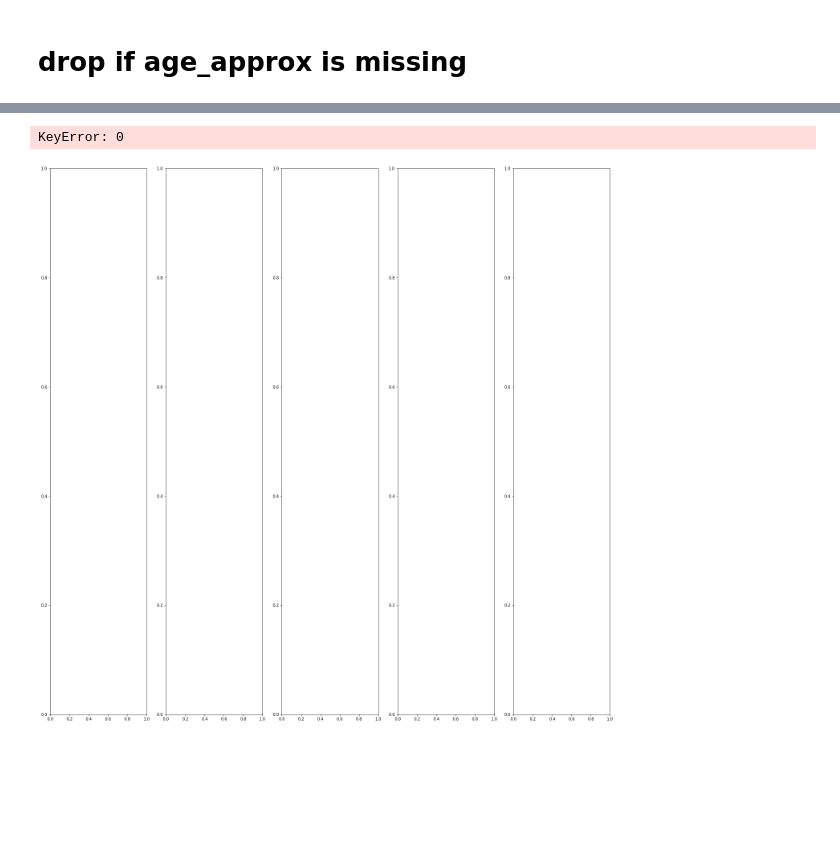
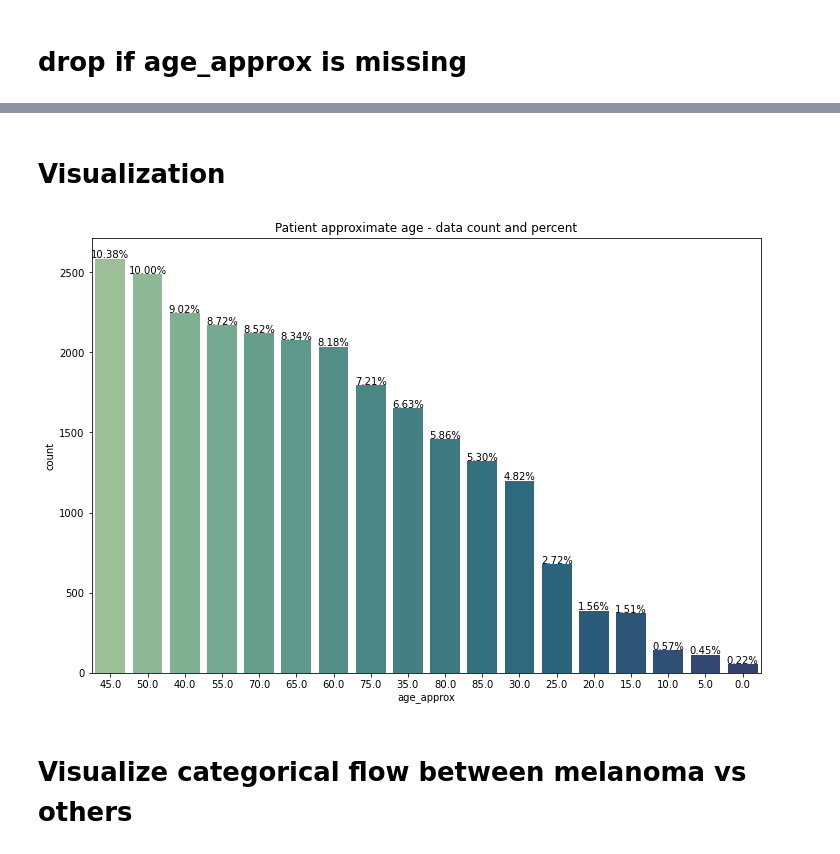
Before and after one commit to peeti-ucberkeley/skin-image-classification, a Jupyter notebook: image_exploration.ipynb, the cells around one changed output, grey strips where cells are left out. Cells and saved outputs as stored; diff of their text form; code cells hidden in the pictures; blank space fills up the shorter version.

```diff
--- a/image_exploration.ipynb
+++ b/image_exploration.ipynb
@@ -198,0 +204,3 @@ df1.shape
+# %%
+dfm['sex'] = dfm['sex'].fillna('unk')
+dfm.sex.value_counts()
@@ -199,6 +212,7 @@ df1.shape
 # %% [markdown]
 # drop if age_approx is missing
 # %%
-df.drop(df1[df1.age_approx.isna()].index, inplace =True)
+# training
+df.drop(dfm[dfm.age_approx.isna()].index, inplace =True)
 df.shape
 # %% [output]
@@ -206,4 +226,5 @@ df.shape
 # %%
-df1.drop(df1[df1.age_approx.isna()].index, inplace =True)
-df1.shape
+# metadata
+dfm.drop(dfm[dfm.age_approx.isna()].index, inplace =True)
+dfm.shape
 # %% [output]
@@ -247,6 +232,24 @@ def get_images(diagnosis):
-# %%
-for name_diagnosis in df.columns[1:-1]:
-    get_images(name_diagnosis)
-# %% [output]
-KeyError: 0
-[figure, removed]
+# %% [markdown]
+# Visualization
+# %%
+def plot_count(df, feature, title='', size=2, rotate_axis = False):
+    f, ax = plt.subplots(1,1, figsize=(3*size,2*size))
+    total = float(len(df))
+    sns.countplot(df[feature],order = df[feature].value_counts().index, palette="crest")
+    plt.title(title)
+    if(rotate_axis):
+        ax.set_xticklabels(ax.get_xticklabels(), rotation=90)
+    for p in ax.patches:
+        height = p.get_height()
+        ax.text(p.get_x()+p.get_width()/2.,
+                height + 3,
+                '{:1.2f}%'.format(100*height/total),
+                ha="center")
+    plt.show()
+# %%
+
+plot_count(dfm, 'age_approx', 'Patient approximate age - data count and percent', size=4)
+# %% [output]
+[figure, added]
+# %% [markdown]
+# Visualize categorical flow between melanoma vs others
```
Also changed, not shown: parts of 69 cells of this notebook.
